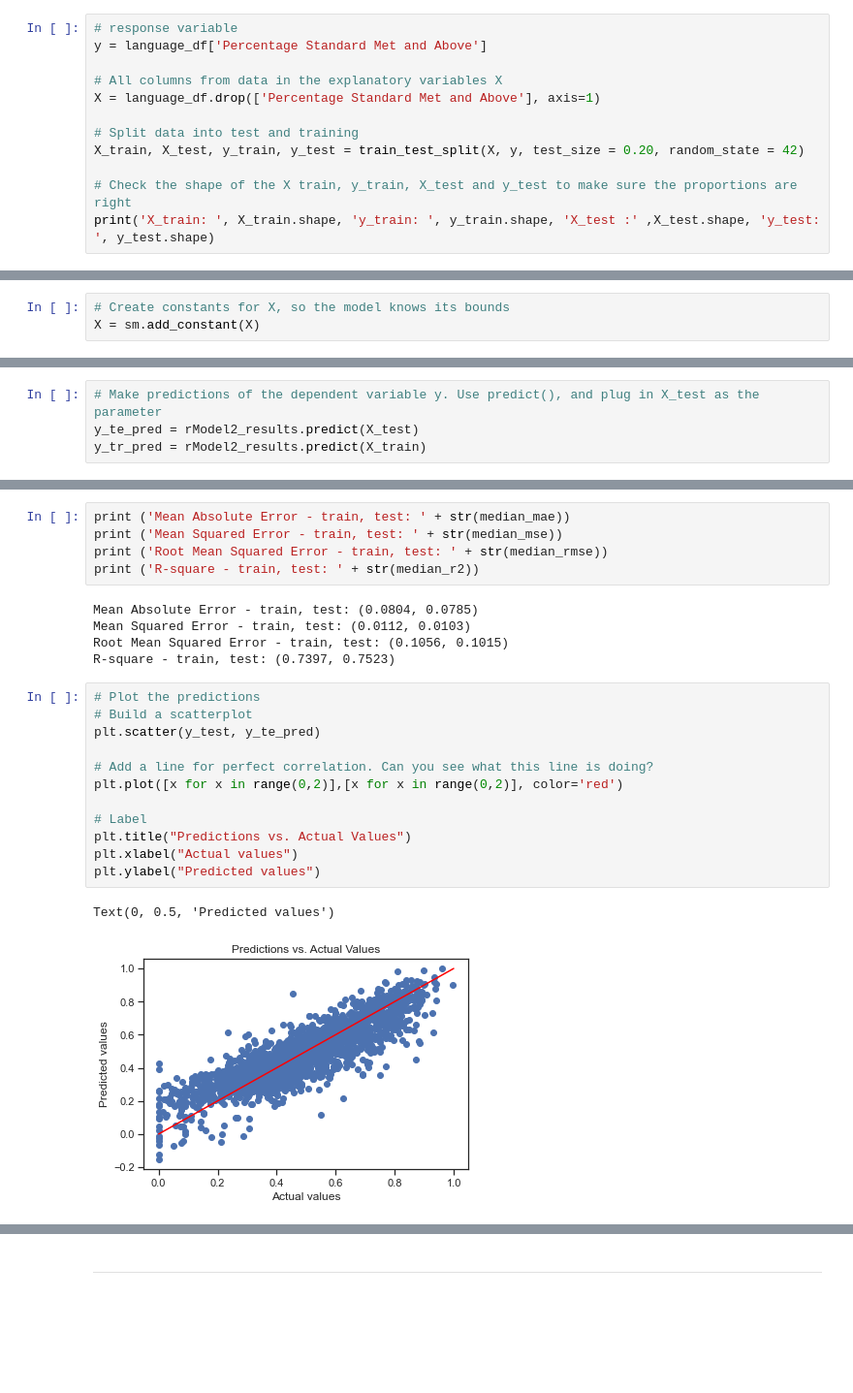
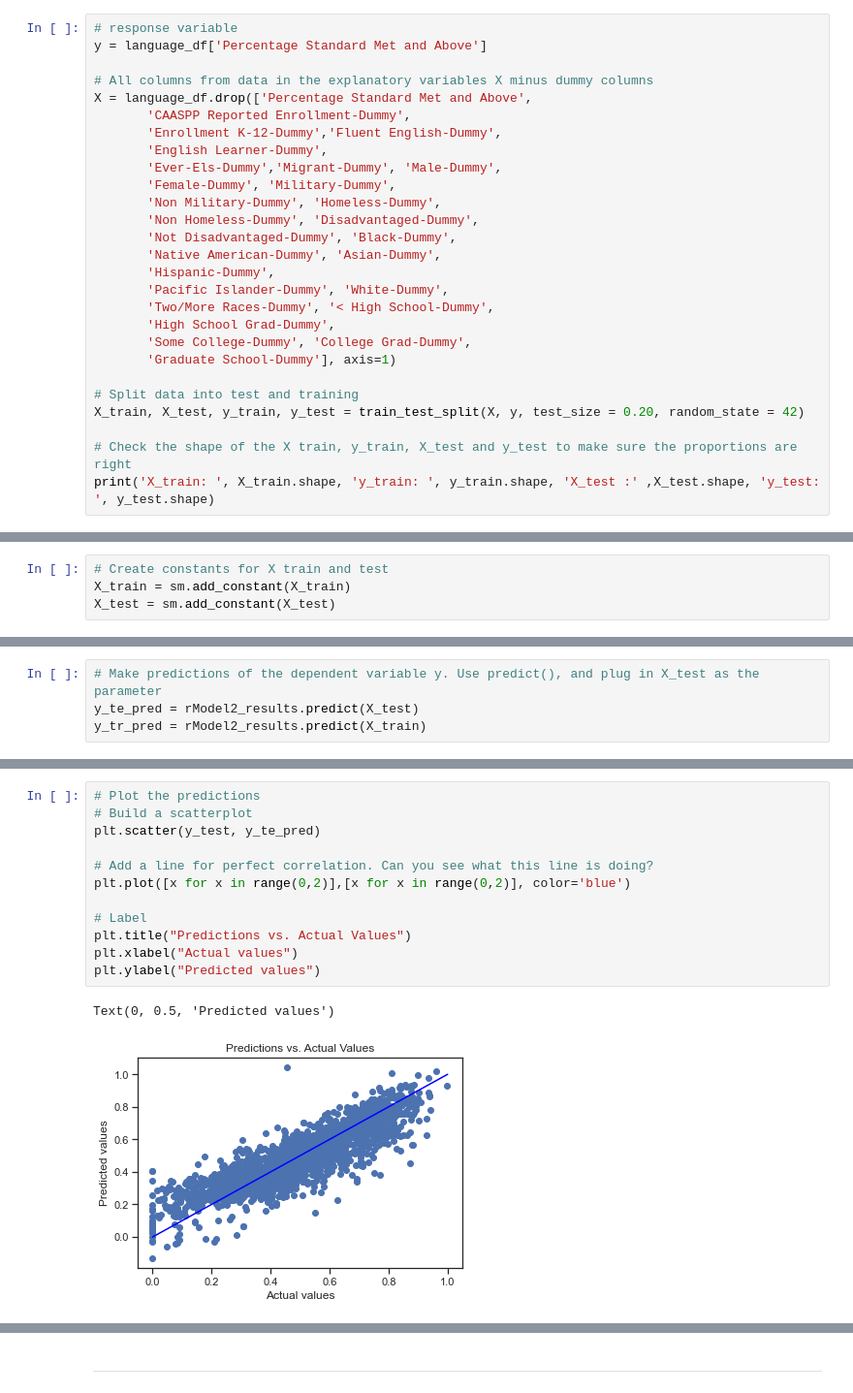
Before and after one commit to gabriellewald/education-project, a Jupyter notebook: Capstone1_pre_processing_training.ipynb, the cells around one changed output, grey strips where cells are left out. Shown: that part at 97% size. Cells and saved outputs as stored; diff of their text form; blank space fills up the shorter version.

```diff
--- a/Capstone1_pre_processing_training.ipynb
+++ b/Capstone1_pre_processing_training.ipynb
@@ -154,8 +134,23 @@ Evaluating the performance of a model by training and testing on the same datase
 # response variable
 y = language_df['Percentage Standard Met and Above']
 
-# All columns from data in the explanatory variables X
-X = language_df.drop(['Percentage Standard Met and Above'], axis=1)
+# All columns from data in the explanatory variables X minus dummy columns
+X = language_df.drop(['Percentage Standard Met and Above',
+       'CAASPP Reported Enrollment-Dummy',
+       'Enrollment K-12-Dummy','Fluent English-Dummy',
+       'English Learner-Dummy',
+       'Ever-Els-Dummy','Migrant-Dummy', 'Male-Dummy',
+       'Female-Dummy', 'Military-Dummy',
+       'Non Military-Dummy', 'Homeless-Dummy',
+       'Non Homeless-Dummy', 'Disadvantaged-Dummy',
+       'Not Disadvantaged-Dummy', 'Black-Dummy',
+       'Native American-Dummy', 'Asian-Dummy',
+       'Hispanic-Dummy',
+       'Pacific Islander-Dummy', 'White-Dummy',
+       'Two/More Races-Dummy', '< High School-Dummy',
+       'High School Grad-Dummy',
+       'Some College-Dummy', 'College Grad-Dummy',
+       'Graduate School-Dummy'], axis=1)
 
 # Split data into test and training
 X_train, X_test, y_train, y_test = train_test_split(X, y, test_size = 0.20, random_state = 42)
@@ -241,8 +237,9 @@ Text(0, 0.5, 'Predicted values')
 ### Ordinary Least Square Method (OLS)
 2. Statsmodel
 # %%
-# Create constants for X, so the model knows its bounds
-X = sm.add_constant(X)
+# Create constants for X train and test
+X_train = sm.add_constant(X_train)
+X_test = sm.add_constant(X_test)
 # %%
 # We can use almost identical code to create the third model, because it is the same algorithm, just different inputs
 # Create the model
@@ -312,25 +309,15 @@ median_r2 = r2_score(y_train, y_tr_pred).round(4), r2_score(y_test, y_te_pred).r
-# %%
-print ('Mean Absolute Error - train, test: ' + str(median_mae))
-print ('Mean Squared Error - train, test: ' + str(median_mse))
-print ('Root Mean Squared Error - train, test: ' + str(median_rmse))
-print ('R-square - train, test: ' + str(median_r2))
-# %% [output]
-Mean Absolute Error - train, test: (0.0804, 0.0785)
-Mean Squared Error - train, test: (0.0112, 0.0103)
-Root Mean Squared Error - train, test: (0.1056, 0.1015)
-R-square - train, test: (0.7397, 0.7523)
 # %%
 # Plot the predictions
 # Build a scatterplot
 plt.scatter(y_test, y_te_pred)
 
 # Add a line for perfect correlation. Can you see what this line is doing?
-plt.plot([x for x in range(0,2)],[x for x in range(0,2)], color='red')
+plt.plot([x for x in range(0,2)],[x for x in range(0,2)], color='blue')
 
 # Label
 plt.title("Predictions vs. Actual Values")
 plt.xlabel("Actual values")
 plt.ylabel("Predicted values")
 # %% [output]
 Text(0, 0.5, 'Predicted values')
-[figure, old version]
+[figure, new version]
```
Also changed, not shown: parts of 47 cells of this notebook.
